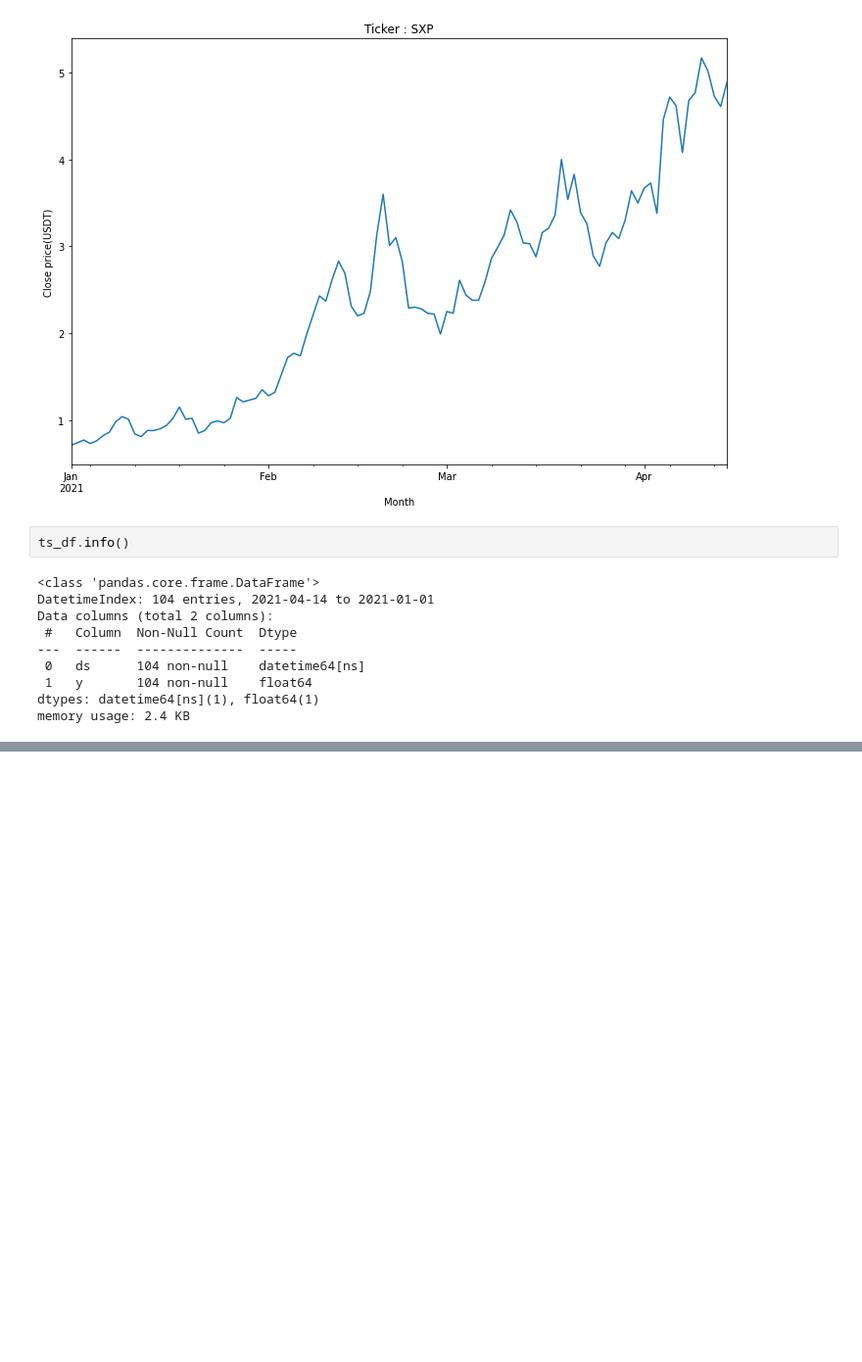
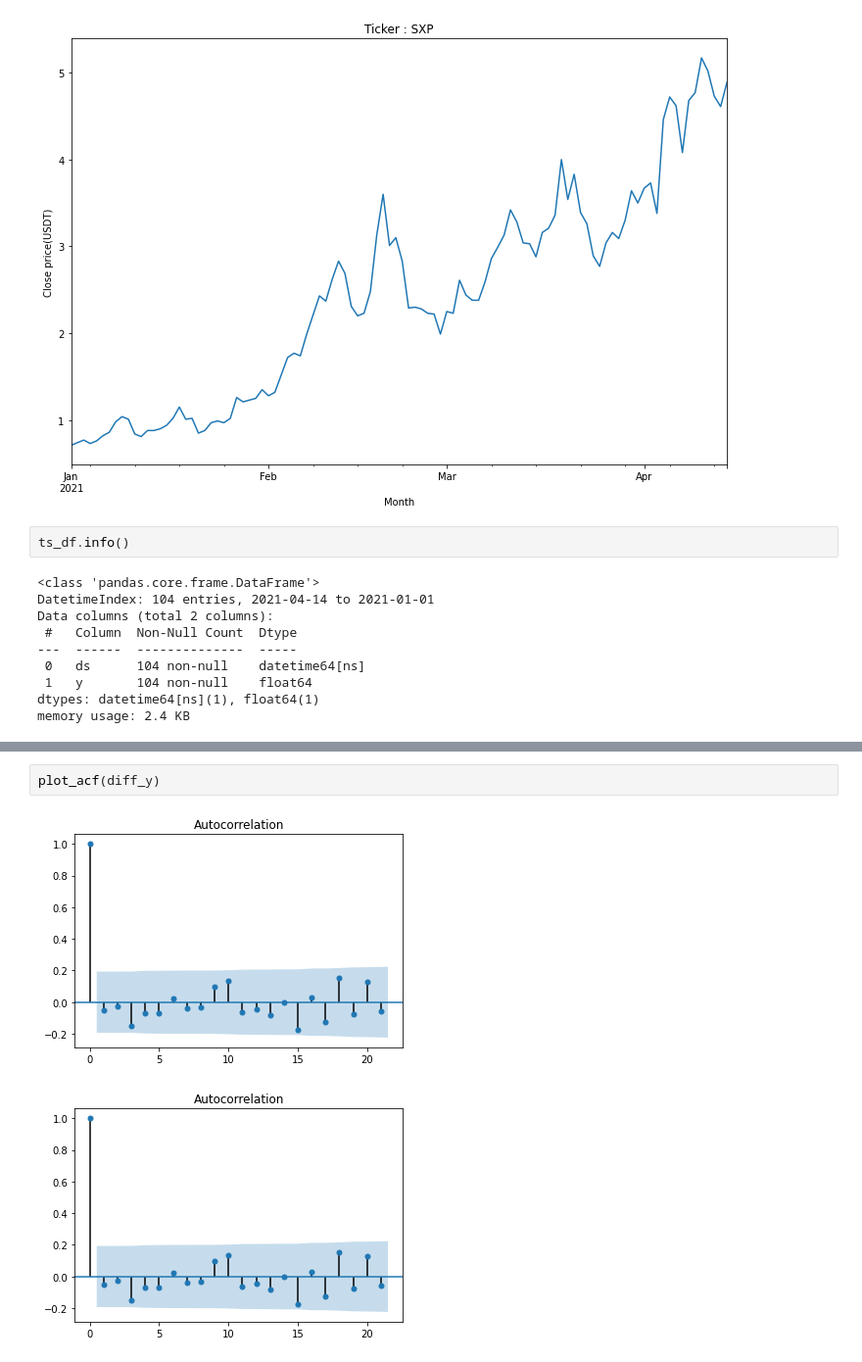
Before and after one commit to JEONSUN/Dacon_Project-Bitcoin-Trader, a Jupyter notebook: swipe.ipynb, the cells around one changed output, grey strips where cells are left out. Shown at 98% size. Cells and saved outputs as stored; diff of their text form; blank space fills up the shorter version.

```diff
--- a/swipe.ipynb
+++ b/swipe.ipynb
@@ -106,0 +154,5 @@ fig2 = m.plot_components(forecast)
+# %%
+plot_acf(diff_y)
+# %% [output]
+[figure, added]
+[figure, added]
```
Also changed, not shown: parts of 14 cells of this notebook.
